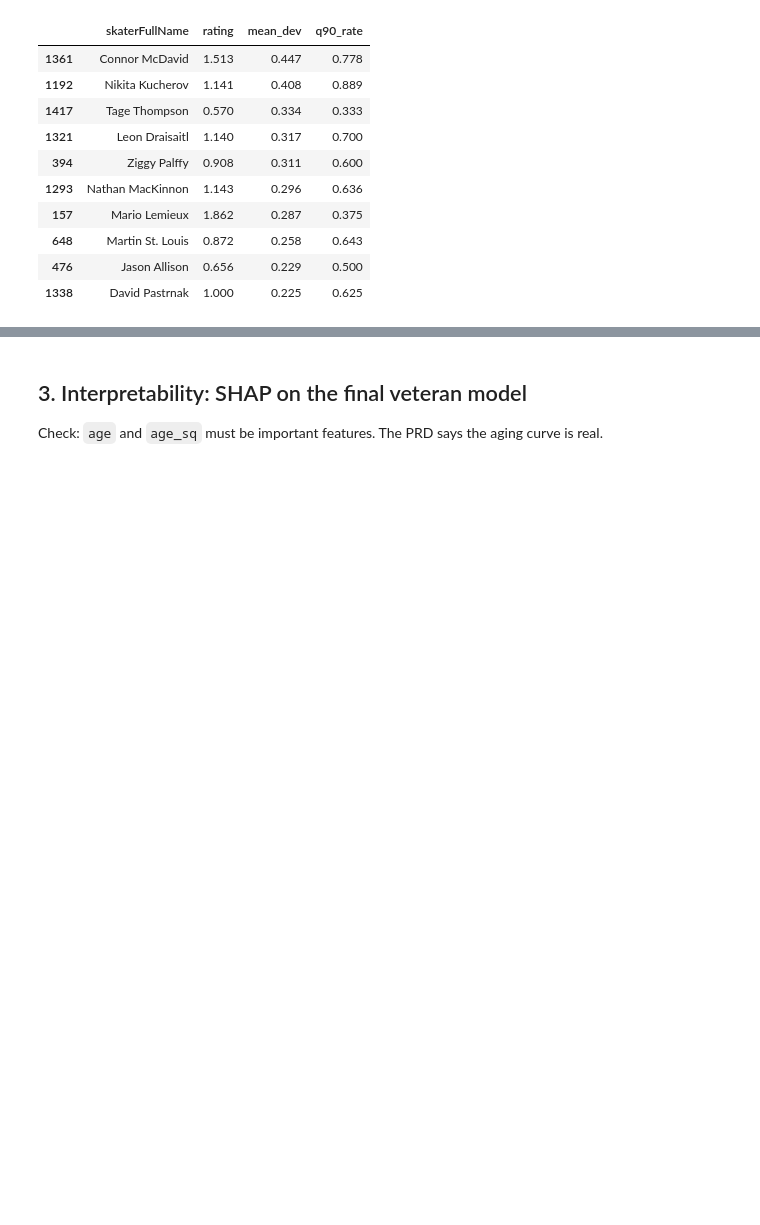
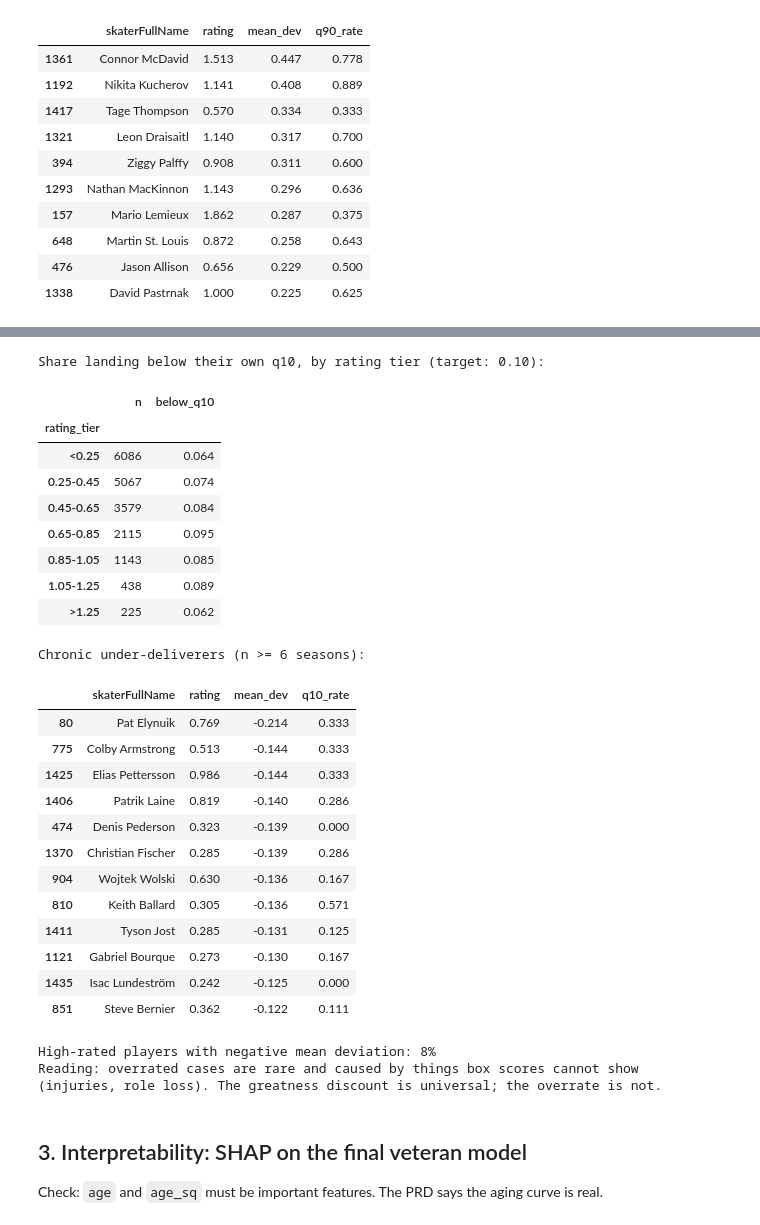
Before and after one commit to jverene/hockeypredictor, a Jupyter notebook: notebooks/eval.ipynb, the cells around one changed output, grey strips where cells are left out. Saved outputs shown, nothing was run; the diff lists cells and outputs as text; code cells hidden in the pictures; blank space fills up the shorter version.

Commit message:
docs: overrated-players mirror analysis (q10 floor calibration) in writeup + notebook

```diff
--- a/notebooks/eval.ipynb
+++ b/notebooks/eval.ipynb
@@ -438,3 +444,47 @@ Biggest expectation-beaters:
+# %%
+ev['below_q10'] = ev['ppg_next'] < ev['pred_ppg_q10']
+print('Share landing below their own q10, by rating tier (target: 0.10):')
+display(ev.groupby('rating_tier', observed=True).agg(
+    n=('dev', 'size'), below_q10=('below_q10', 'mean')).round(3))
+
+per_player['q10_rate'] = per_player['playerId'].map(
+    ev.groupby('playerId')['below_q10'].mean())
+print('Chronic under-deliverers (n >= 6 seasons):')
+display(per_player.nsmallest(12, 'mean_dev')
+        [['skaterFullName', 'rating', 'mean_dev', 'q10_rate']].round(3))
+print()
+hi = per_player[per_player['rating'] >= 0.8]
+print(f'High-rated players with negative mean deviation: {(hi["mean_dev"] < 0).mean():.0%}')
+print('Reading: overrated cases are rare and caused by things box scores cannot show')
+print('(injuries, role loss). The greatness discount is universal; the overrate is not.')
+# %% [output]
+Share landing below their own q10, by rating tier (target: 0.10):
+|  | n | below_q10 |
+| rating_tier |  |  |
+| <0.25 | 6086 | 0.064 |
+| 0.25-0.45 | 5067 | 0.074 |
+| 0.45-0.65 | 3579 | 0.084 |
+| 0.65-0.85 | 2115 | 0.095 |
+| 0.85-1.05 | 1143 | 0.085 |
+| 1.05-1.25 | 438 | 0.089 |
+| >1.25 | 225 | 0.062 |
+Chronic under-deliverers (n >= 6 seasons):
+|  | skaterFullName | rating | mean_dev | q10_rate |
+| 80 | Pat Elynuik | 0.769 | -0.214 | 0.333 |
+| 775 | Colby Armstrong | 0.513 | -0.144 | 0.333 |
+| 1425 | Elias Pettersson | 0.986 | -0.144 | 0.333 |
+| 1406 | Patrik Laine | 0.819 | -0.140 | 0.286 |
+| 474 | Denis Pederson | 0.323 | -0.139 | 0.000 |
+| 1370 | Christian Fischer | 0.285 | -0.139 | 0.286 |
+| 904 | Wojtek Wolski | 0.630 | -0.136 | 0.167 |
+| 810 | Keith Ballard | 0.305 | -0.136 | 0.571 |
+| 1411 | Tyson Jost | 0.285 | -0.131 | 0.125 |
+| 1121 | Gabriel Bourque | 0.273 | -0.130 | 0.167 |
+| 1435 | Isac Lundeström | 0.242 | -0.125 | 0.000 |
+| 851 | Steve Bernier | 0.362 | -0.122 | 0.111 |
+High-rated players with negative mean deviation: 8%
+Reading: overrated cases are rare and caused by things box scores cannot show
+(injuries, role loss). The greatness discount is universal; the overrate is not.
 # %% [markdown]
 ## 3. Interpretability: SHAP on the final veteran model
 
```
Also changed, not shown: parts of 2 cells of this notebook, 1 other file.
